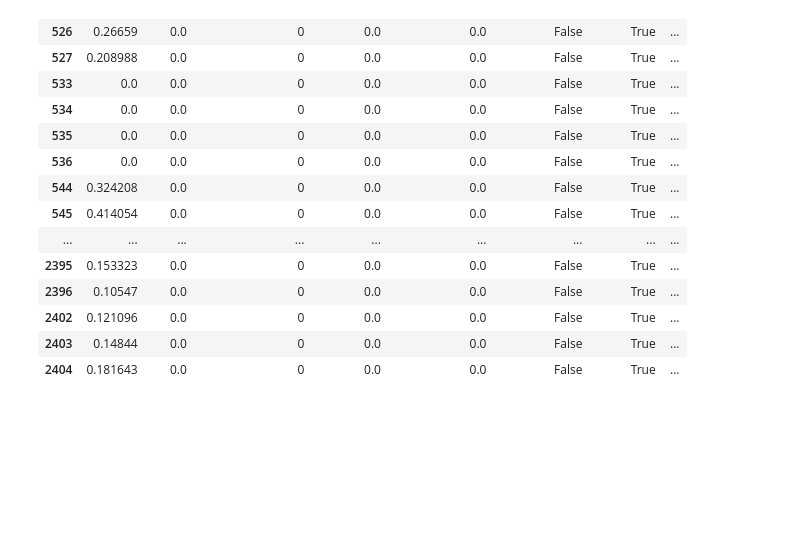
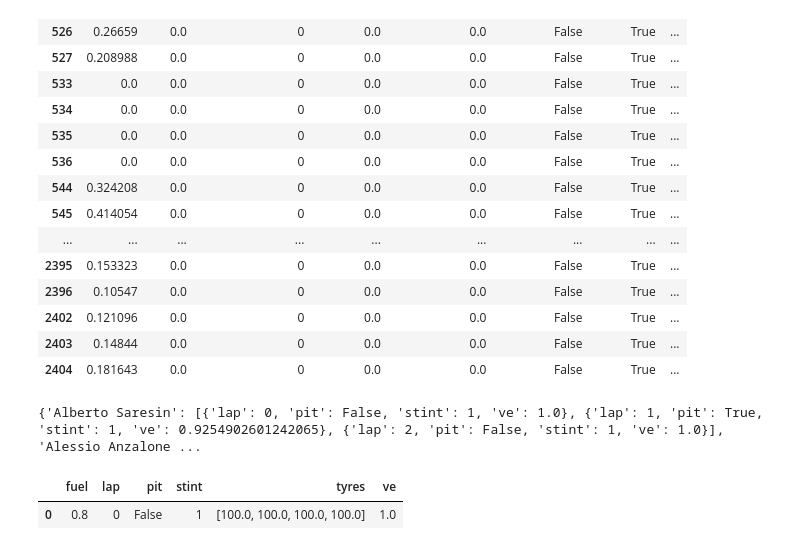
Before and after one commit to OhOmah/LeMansUltimateFuelCalculator, a Jupyter notebook: LMU_Pitstop_calculator.ipynb, the cells around one changed output. Cells and saved outputs as stored; diff of their text form; code cells hidden in the pictures; blank space fills up the shorter version.

Commit message:
Created a new script to log important data.

```diff
--- a/LMU_Pitstop_calculator.ipynb
+++ b/LMU_Pitstop_calculator.ipynb
@@ -433,3 +388,20 @@ input_logging[input_logging['shiftDown'] == True]
 | 2402 | 0.121096 | 0.0 | 0 | 0.0 | 0.0 | False | True | ... |
 | 2403 | 0.14844 | 0.0 | 0 | 0.0 | 0.0 | False | True | ... |
 | 2404 | 0.181643 | 0.0 | 0 | 0.0 | 0.0 | False | True | ... |
+# %%
+# I would want to single out the main driver, since they won't always be the first in the index
+name_dict = requests.get("http://localhost:6397/rest/profile/")
+name = name_dict.json()['name']
+# %%
+# now take the usage and create a dataframe for that so we can append it to the main dataframe
+# The scope of this is focusing on the main driver, so we don't need to evaluate or collect on other drivers on track for now
+# This calculates lap by lap from what I can see
+usage = requests.get("http://localhost:6397/rest/strategy/usage")
+print(usage.json())
+# %% [output]
+{'Alberto Saresin': [{'lap': 0, 'pit': False, 'stint': 1, 've': 1.0}, {'lap': 1, 'pit': True, 'stint': 1, 've': 0.9254902601242065}, {'lap': 2, 'pit': False, 'stint': 1, 've': 1.0}], 'Alessio Anzalone ...
+# %%
+pd.DataFrame.from_dict(usage.json()[name])
+# %% [output]
+|  | fuel | lap | pit | stint | tyres | ve |
+| 0 | 0.8 | 0 | False | 1 | [100.0, 100.0, 100.0, 100.0] | 1.0 |
```
Also changed, not shown: parts of 8 cells of this notebook, 1 other file.
